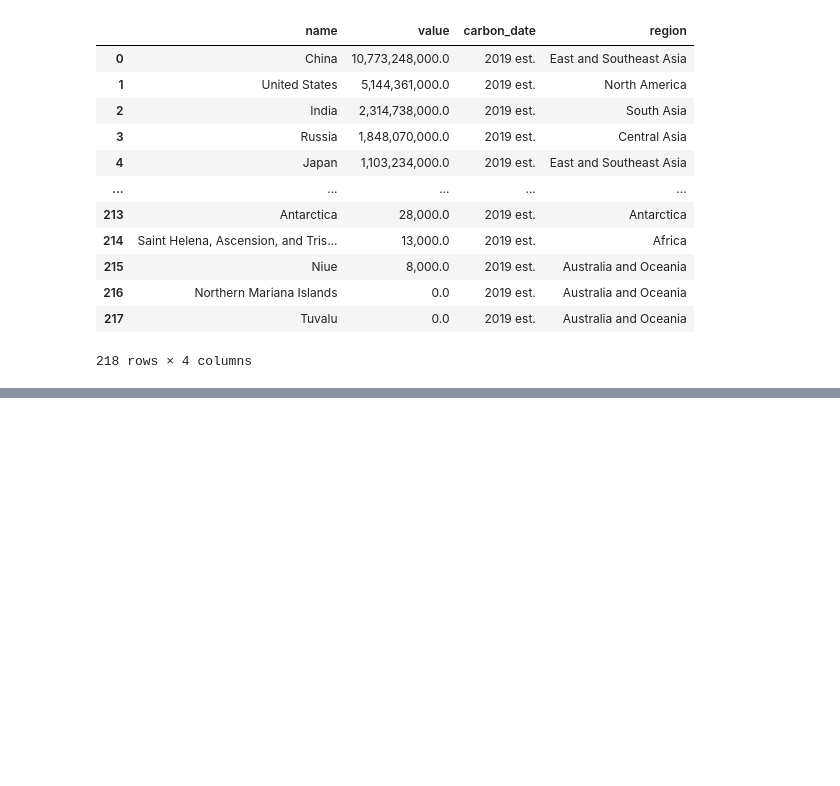
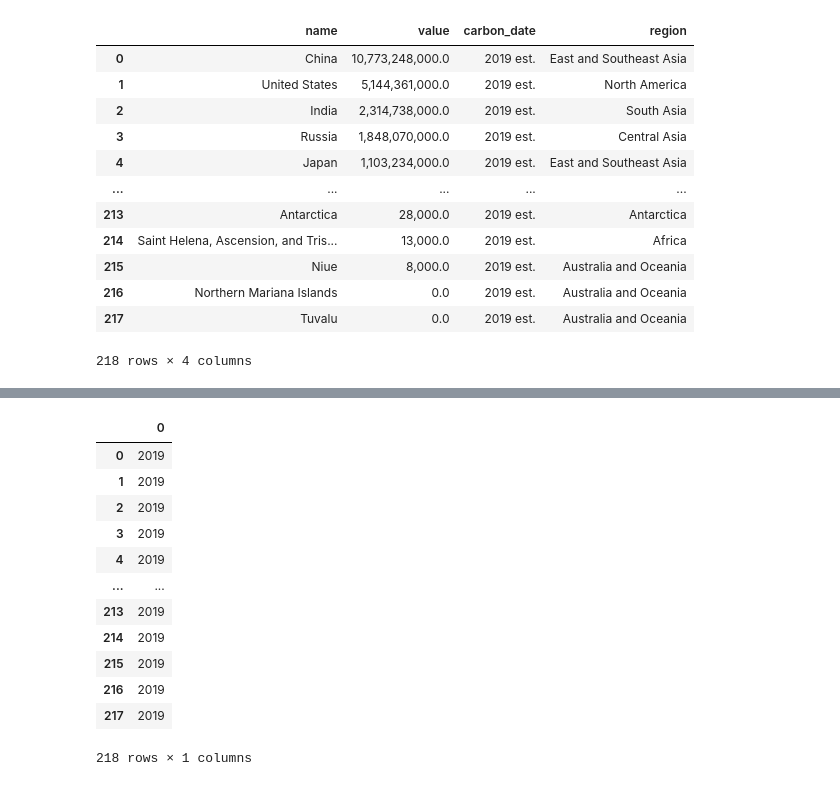
Before and after one commit to CDE-Tareas/tarea2ejercicios, a Jupyter notebook: ejercicio1.ipynb, the cells around one changed output, grey strips where cells are left out. Cells and saved outputs as stored; diff of their text form; code cells hidden in the pictures; blank space fills up the shorter version.

```diff
--- a/tareadiana.ipynb
+++ b/ejercicio1.ipynb
@@ -78,3 +80,7 @@ carbon
 | 216 | Northern Mariana Islands | 0.0 | 2019 est. | Australia and Oceania |
 | 217 | Tuvalu | 0.0 | 2019 est. | Australia and Oceania |
 218 rows × 4 columns
+# %%
+#3.2 Make sure the cells with text does not have neither trailing nor leading spaces. Para 'region'
+carbon['region']=carbon['region'].str.strip()
+carbon
@@ -80,0 +121,17 @@ carbon
+# %%
+#7. Keep only the year value in the column carbon_date.
+carbon.carbon_date.str.extract(pat=r'(\d+)',expand=True)
+# %% [output]
+|  | 0 |
+| 0 | 2019 |
+| 1 | 2019 |
+| 2 | 2019 |
+| 3 | 2019 |
+| 4 | 2019 |
+| ... | ... |
+| 213 | 2019 |
+| 214 | 2019 |
+| 215 | 2019 |
+| 216 | 2019 |
+| 217 | 2019 |
+218 rows × 1 columns
```
Also changed, not shown: parts of 14 cells of this notebook.
